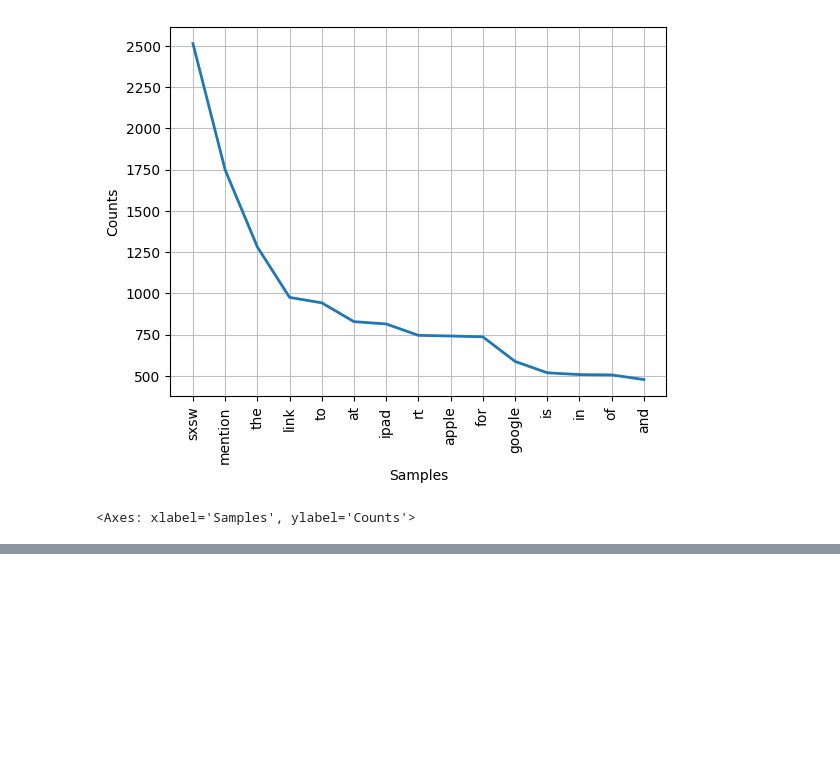
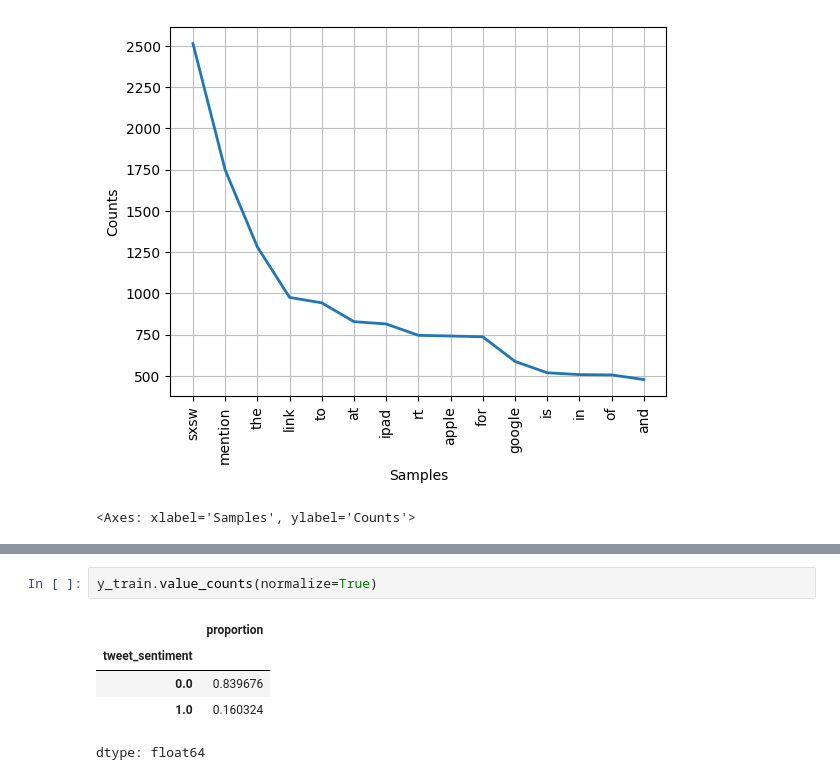
Before and after one commit to josh-g-grimes/Twitter-Sentiment-NLP, a Jupyter notebook: notebook.ipynb, the cells around one changed output, grey strips where cells are left out. Drawn from its saved outputs; the diff is of its cells as text; blank space fills up the shorter version.

```diff
--- a/notebook.ipynb
+++ b/notebook.ipynb
@@ -132,0 +166,8 @@ train_freq_dist_positive.plot(15, cumulative=False)
+# %%
+y_train.value_counts(normalize=True)
+# %% [output]
+|  | proportion |
+| tweet_sentiment |  |
+| 0.0 | 0.839676 |
+| 1.0 | 0.160324 |
+dtype: float64
```
Also changed, not shown: parts of 5 cells of this notebook.
